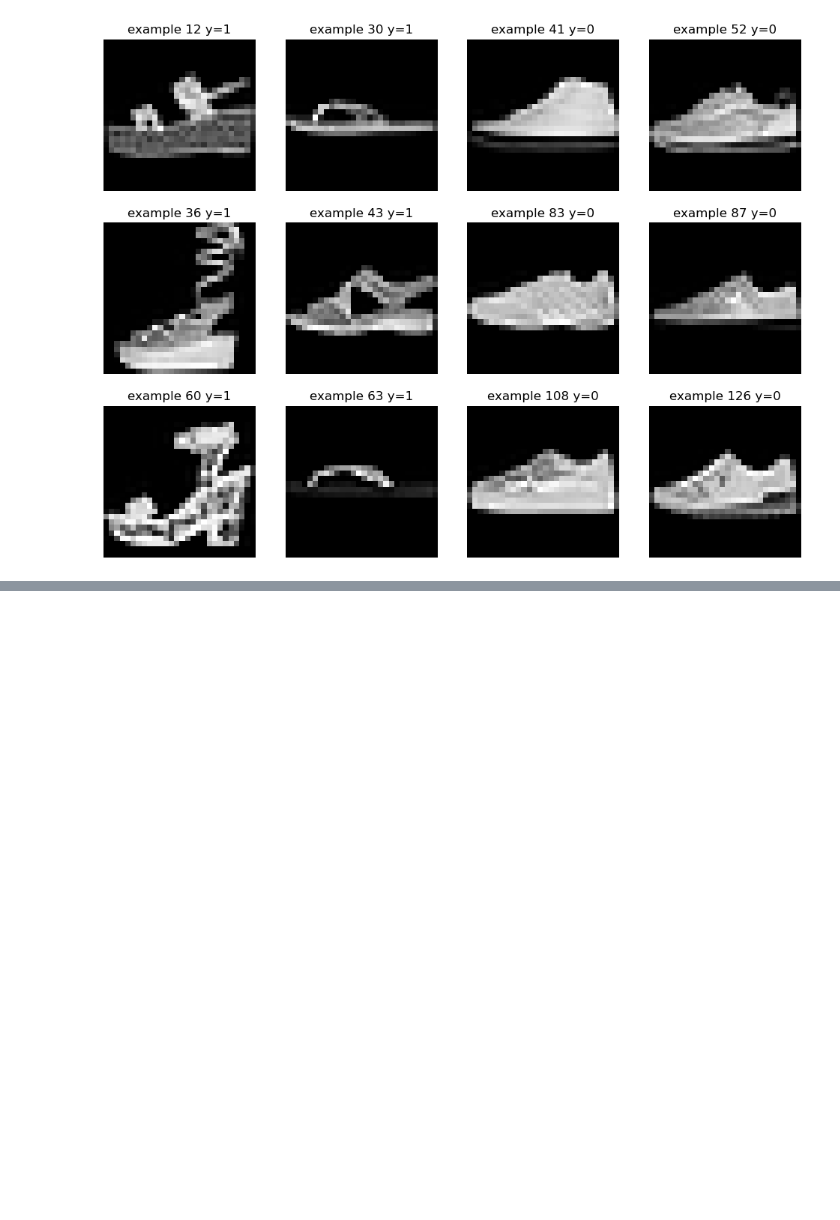
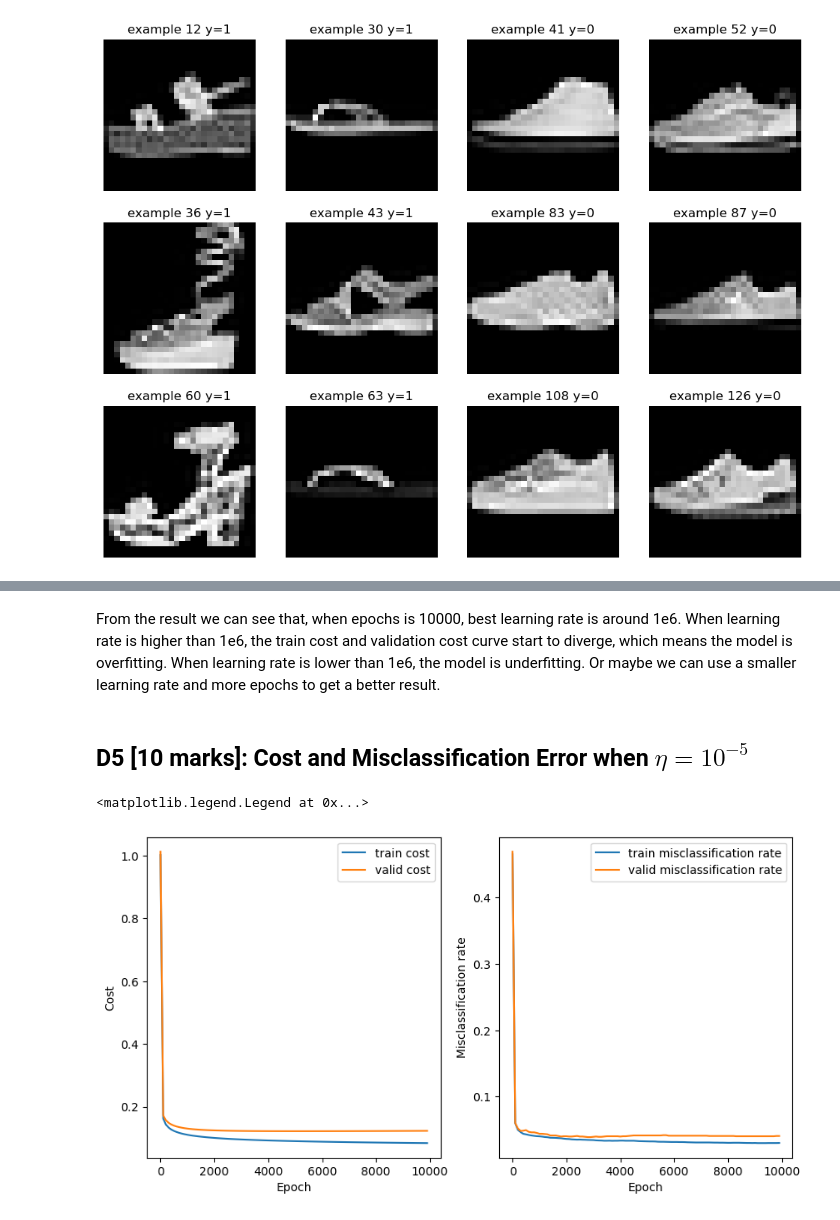
Before and after one commit to tommyjqliu/CITS5508-machine-learning, a Jupyter notebook: assig1_22962256.ipynb, the cells around one changed output, grey strips where cells are left out. Cells and saved outputs as stored; diff of their text form; code cells hidden in the pictures; blank space fills up the shorter version.

```diff
--- a/assig1_22962256.ipynb
+++ b/assig1_22962256.ipynb
@@ -157,0 +282,22 @@ array([[0.],
+# %% [markdown]
+From the result we can see that, when epochs is 10000, best learning rate is around 1e6. When learning rate is higher than 1e6, the train cost and validation cost curve start to diverge, which means the model is overfitting. When learning rate is lower than 1e6, the model is underfitting. Or maybe we can use a smaller learning rate and more epochs to get a better result.
+# %% [markdown]
+## D5 [10 marks]: Cost and Misclassification Error when $\eta = 10^{-5}$
+# %%
+clf = Classification(train_X, train_y, valid_X, valid_y, eta=1e-5)
+clf.fit()
+
+fig, (ax1, ax2) = plt.subplots(nrows=1, ncols=2, figsize=(10, 5))
+ax1.plot(clf.epoch_list, clf.train_cost_list, label="train cost")
+ax1.plot(clf.epoch_list, clf.valid_cost_list, label="valid cost")
+ax1.set_xlabel("Epoch")
+ax1.set_ylabel("Cost")
+ax1.legend()
+ax2.plot(clf.epoch_list, clf.train_mis_rate_list, label="train misclassification rate")
+ax2.plot(clf.epoch_list, clf.valid_mis_rate_list, label="valid misclassification rate")
+ax2.set_xlabel("Epoch")
+ax2.set_ylabel("Misclassification rate")
+ax2.legend()
+# %% [output]
+<matplotlib.legend.Legend at 0x...>
+[figure, added]
```
Also changed, not shown: parts of 50 cells of this notebook, 5 other files.
